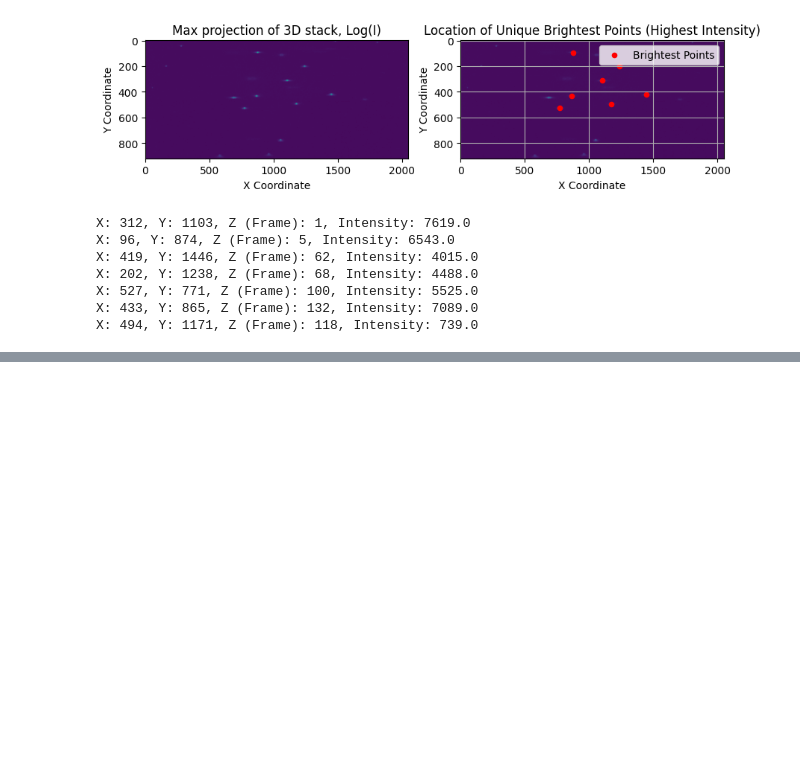
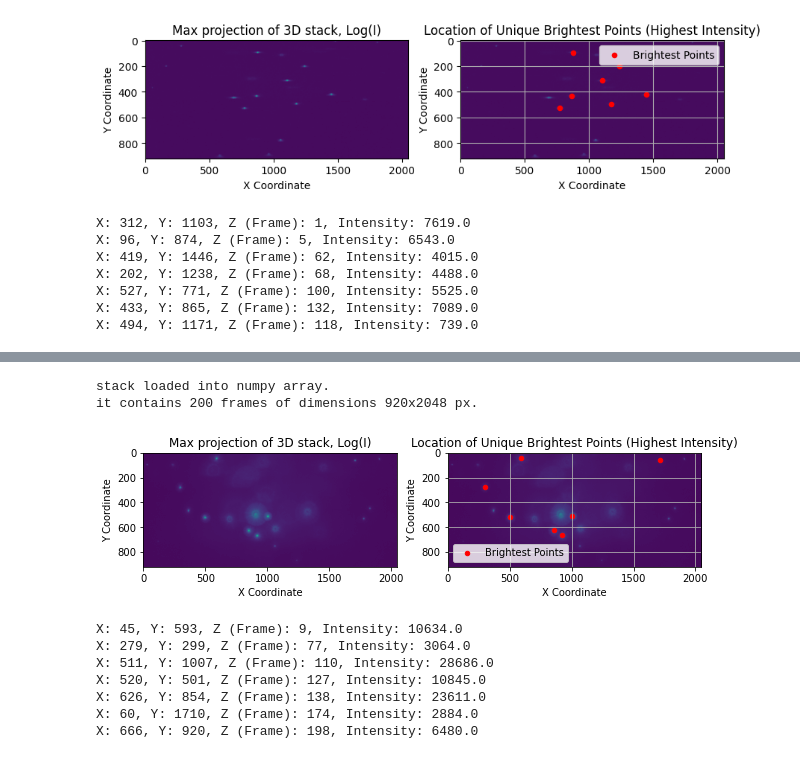
Before and after one commit to sarumanplaysguitar/microscope-3d-imaging, a Jupyter notebook: reconstruction/data_processing/scan_point_extraction.ipynb, the cells around one changed output, grey strips where cells are left out. Cells and saved outputs as stored; diff of their text form; code cells hidden in the pictures; blank space fills up the shorter version.

```diff
--- a/reconstruction/data_processing/scan_point_extraction.ipynb
+++ b/reconstruction/data_processing/scan_point_extraction.ipynb
@@ -361,0 +298,22 @@ get_point_locations(s11_array)
+# %%
+s3_array = stack_loader("F:/final_scan_data/stack03/Camera_0")
+s3_array = np.concatenate([s3_array[77:], s3_array[0:76]])
+
+# Sanity check.
+tiff.imsave("F:/final_scan_data/stack03/Camera_0/combined_cleaned.tif", s3_array)
+
+s3_psf_locations = get_point_locations(s3_array)
+dataset.append(s3_psf_locations)
+
+del s3_array
+# %% [output]
+stack loaded into numpy array.
+it contains 200 frames of dimensions 920x2048 px.
+[figure, added]
+X: 45, Y: 593, Z (Frame): 9, Intensity: 10634.0
+X: 279, Y: 299, Z (Frame): 77, Intensity: 3064.0
+X: 511, Y: 1007, Z (Frame): 110, Intensity: 28686.0
+X: 520, Y: 501, Z (Frame): 127, Intensity: 10845.0
+X: 626, Y: 854, Z (Frame): 138, Intensity: 23611.0
+X: 60, Y: 1710, Z (Frame): 174, Intensity: 2884.0
+X: 666, Y: 920, Z (Frame): 198, Intensity: 6480.0
```
Also changed, not shown: parts of 33 cells of this notebook, 5 other files.
